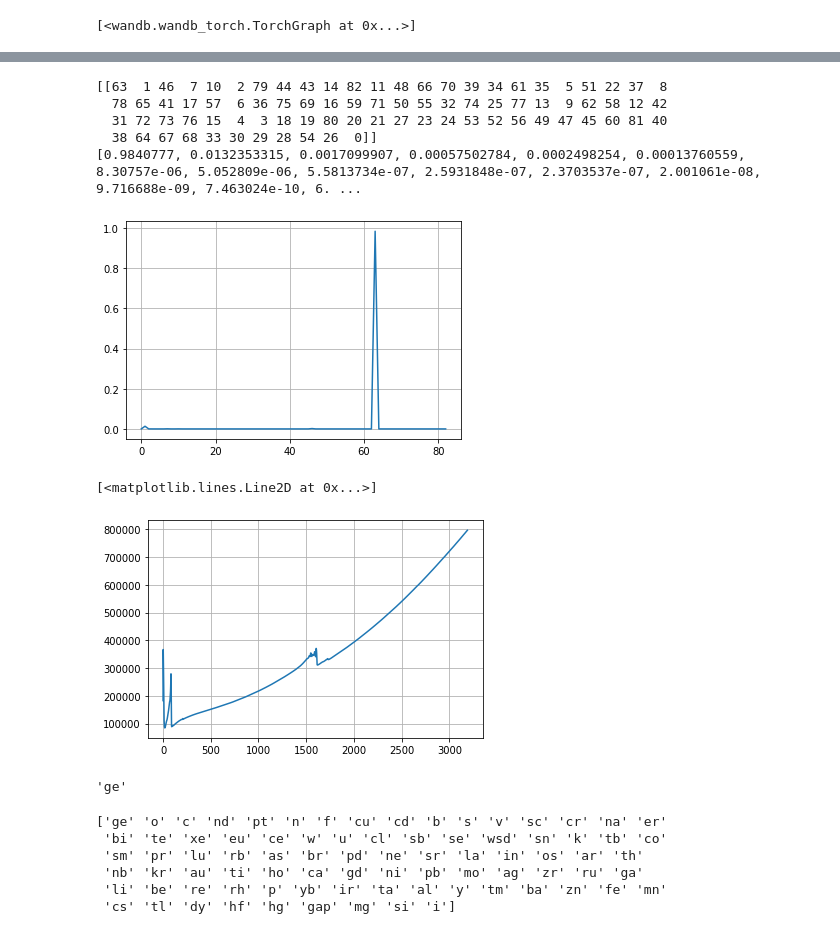
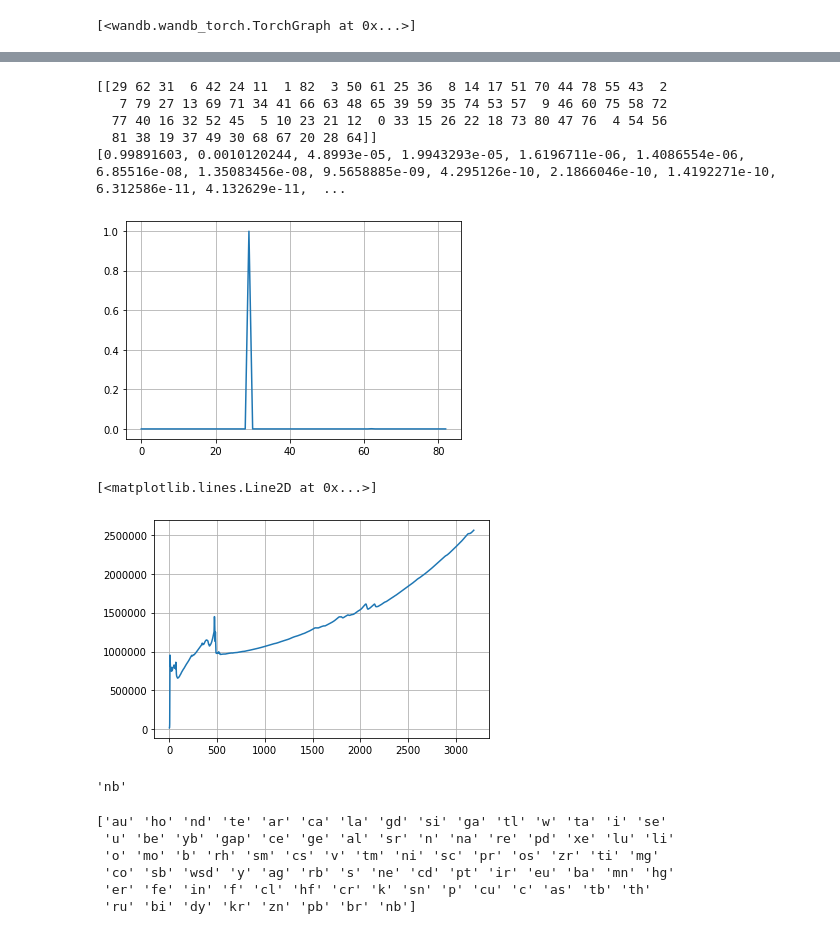
Before and after one commit to abdalazizrashid/Auger-Electron-Spectroscopy, a Jupyter notebook: XPS_Paper.ipynb, the cells around one changed output, grey strips where cells are left out. Cells and saved outputs as stored; diff of their text form; code cells hidden in the pictures.

```diff
--- a/XPS_Paper.ipynb
+++ b/XPS_Paper.ipynb
@@ -441,44 +440,44 @@ def load_checkpoint(filepath):
     model.eval()
     return model
 
-model = load_checkpoint('0.98333340883255.pth')#.to(cuda)
+model = load_checkpoint('0.9666666984558105.pth')#.to(cuda)
 # %%
 import json
 cuda = torch.device('cuda:0')
 
-data = json.load(open("/home/master/Notebook/AES_DATABASE/json/si10.json"))
+data = json.load(open("/home/master/Notebook/AES_DATABASE/json/hg10.json"))
 infre = torch.tensor(pad(norm(data["Specs"])), device="cpu").float().view(1, 1, -1)
 
 results = model.forward(infre)[0]
 sx = torch.nn.Softmax(dim=-1)
 results = sx(results).numpy()
 plt.plot(results.reshape(-1 ,1))
 print(np.flip(np.argsort(results)))
 print(sorted(results[0], reverse=True))
 plt.show()
 plt.plot(data["Specs"])
 # %% [output]
-[[63  1 46  7 10  2 79 44 43 14 82 11 48 66 70 39 34 61 35  5 51 22 37  8
-  78 65 41 17 57  6 36 75 69 16 59 71 50 55 32 74 25 77 13  9 62 58 12 42
-  31 72 73 76 15  4  3 18 19 80 20 21 27 23 24 53 52 56 49 47 45 60 81 40
-  38 64 67 68 33 30 29 28 54 26  0]]
-[0.9840777, 0.0132353315, 0.0017099907, 0.00057502784, 0.0002498254, 0.00013760559, 8.30757e-06, 5.052809e-06, 5.5813734e-07, 2.5931848e-07, 2.3703537e-07, 2.001061e-08, 9.716688e-09, 7.463024e-10, 6. ...
+[[29 62 31  6 42 24 11  1 82  3 50 61 25 36  8 14 17 51 70 44 78 55 43  2
+   7 79 27 13 69 71 34 41 66 63 48 65 39 59 35 74 53 57  9 46 60 75 58 72
+  77 40 16 32 52 45  5 10 23 21 12  0 33 15 26 22 18 73 80 47 76  4 54 56
+  81 38 19 37 49 30 68 67 20 28 64]]
+[0.99891603, 0.0010120244, 4.8993e-05, 1.9943293e-05, 1.6196711e-06, 1.4086554e-06, 6.85516e-08, 1.35083456e-08, 9.5658885e-09, 4.295126e-10, 2.1866046e-10, 1.4192271e-10, 6.312586e-11, 4.132629e-11,  ...
-[figure, old version]
+[figure, new version]
 [<matplotlib.lines.Line2D at 0x...>]
-[figure, old version]
+[figure, new version]
 # %%
-list(set(elements))[63]
+list(set(elements))[64]
 # %% [output]
-'ge'
+'nb'
 # %%
 exs = []
 for item in np.argsort(results)[0]:
   exs.append((list(set(elements))[item]))
 print(np.flip(exs))
 # %% [output]
-['ge' 'o' 'c' 'nd' 'pt' 'n' 'f' 'cu' 'cd' 'b' 's' 'v' 'sc' 'cr' 'na' 'er'
- 'bi' 'te' 'xe' 'eu' 'ce' 'w' 'u' 'cl' 'sb' 'se' 'wsd' 'sn' 'k' 'tb' 'co'
- 'sm' 'pr' 'lu' 'rb' 'as' 'br' 'pd' 'ne' 'sr' 'la' 'in' 'os' 'ar' 'th'
- 'nb' 'kr' 'au' 'ti' 'ho' 'ca' 'gd' 'ni' 'pb' 'mo' 'ag' 'zr' 'ru' 'ga'
- 'li' 'be' 're' 'rh' 'p' 'yb' 'ir' 'ta' 'al' 'y' 'tm' 'ba' 'zn' 'fe' 'mn'
- 'cs' 'tl' 'dy' 'hf' 'hg' 'gap' 'mg' 'si' 'i']
+['au' 'ho' 'nd' 'te' 'ar' 'ca' 'la' 'gd' 'si' 'ga' 'tl' 'w' 'ta' 'i' 'se'
+ 'u' 'be' 'yb' 'gap' 'ce' 'ge' 'al' 'sr' 'n' 'na' 're' 'pd' 'xe' 'lu' 'li'
+ 'o' 'mo' 'b' 'rh' 'sm' 'cs' 'v' 'tm' 'ni' 'sc' 'pr' 'os' 'zr' 'ti' 'mg'
+ 'co' 'sb' 'wsd' 'y' 'ag' 'rb' 's' 'ne' 'cd' 'pt' 'ir' 'eu' 'ba' 'mn' 'hg'
+ 'er' 'fe' 'in' 'f' 'cl' 'hf' 'cr' 'k' 'sn' 'p' 'cu' 'c' 'as' 'tb' 'th'
+ 'ru' 'bi' 'dy' 'kr' 'zn' 'pb' 'br' 'nb']
```
Also changed, not shown: parts of 9 cells of this notebook.
